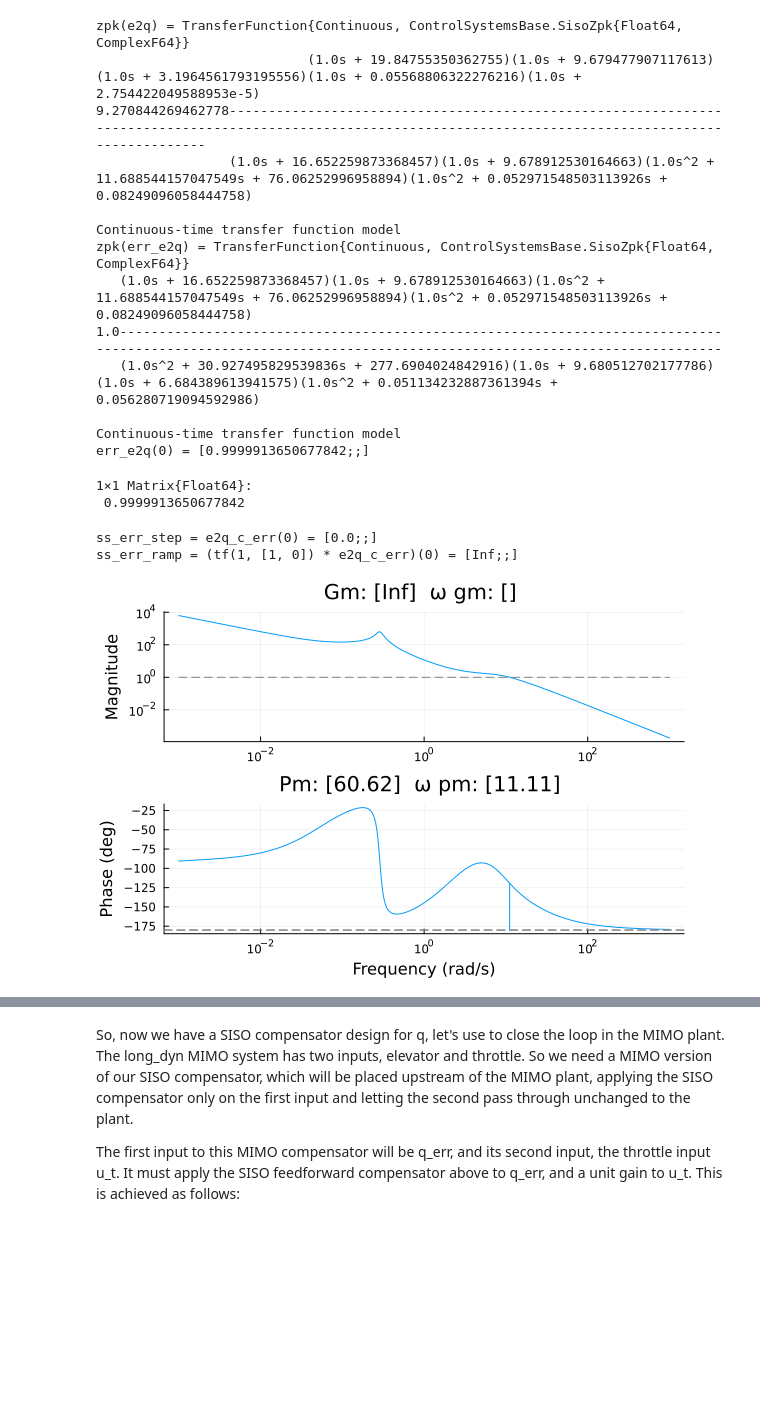
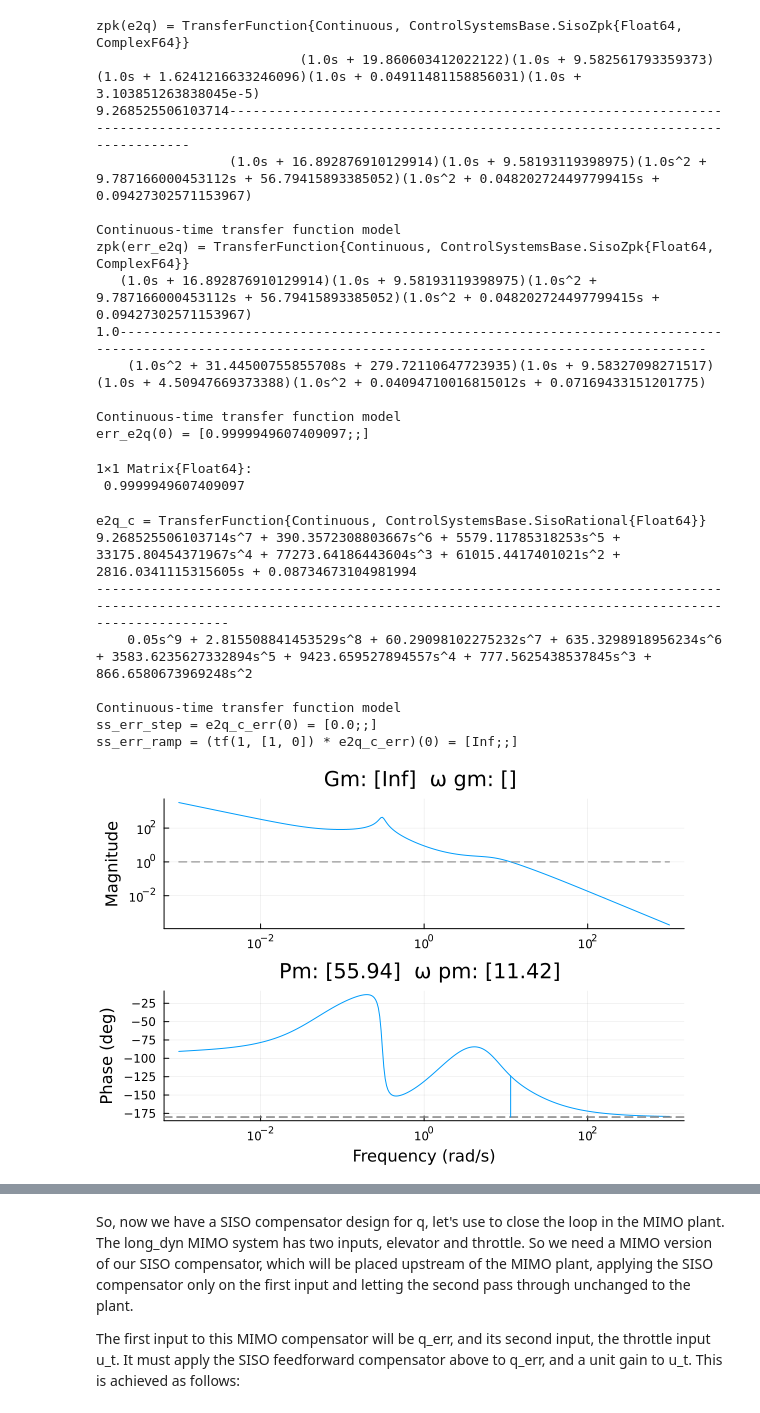
Before and after one commit to e271828e/Flight.jl, a Jupyter notebook: src/aircraft/c172r/design/pitch_cas.ipynb, the cells around one changed output, grey strips where cells are left out. Cells and saved outputs as stored; diff of their text form; code cells hidden in the pictures; blank space fills up the shorter version.

Commit message:
Fixed non-working C172Rv0 linearization due to changes in module usage

```diff
--- a/src/aircraft/c172r/design/pitch_cas.ipynb
+++ b/src/aircraft/c172r/design/pitch_cas.ipynb
@@ -6,5 +13,5 @@ using ControlSystems
 # %%
-ac = Cessna172Rv0(NED()) |> System #must use NED kinematics
+ac = Cessna172Rv0(NED()) |> System #linearization requires NED kinematics
 ac.u.airframe.pld.m_pilot = 75
 ac.u.airframe.pld.m_copilot = 75
 ac.u.airframe.pld.m_lpass = 0
@@ -24,5 +31,5 @@ trim_params = C172Rv0.TrimParameters(
     mixture = 0.5,
     flaps = 0.0)
 
-lm = linearize!(ac; trim_params)
+lm = Aircraft.linearize!(ac; trim_params)
 # %% [output]
@@ -81,51 +88,57 @@ err_e2q = 1/(1+e2q)
 #feedforward path for satisfactory response.
 # %% [output]
 zpk(e2q) = TransferFunction{Continuous, ControlSystemsBase.SisoZpk{Float64, ComplexF64}}
-                           (1.0s + 19.84755350362755)(1.0s + 9.679477907117613)(1.0s + 3.1964561793195556)(1.0s + 0.05568806322276216)(1.0s + 2.754422049588953e-5)
-9.270844269462778-------------------------------------------------------------------------------------------------------------------------------------------------------------
-                 (1.0s + 16.652259873368457)(1.0s + 9.678912530164663)(1.0s^2 + 11.688544157047549s + 76.06252996958894)(1.0s^2 + 0.052971548503113926s + 0.08249096058444758)
+                          (1.0s + 19.860603412022122)(1.0s + 9.582561793359373)(1.0s + 1.6241216633246096)(1.0s + 0.04911481158856031)(1.0s + 3.103851263838045e-5)
+9.268525506103714-----------------------------------------------------------------------------------------------------------------------------------------------------------
+                 (1.0s + 16.892876910129914)(1.0s + 9.58193119398975)(1.0s^2 + 9.787166000453112s + 56.79415893385052)(1.0s^2 + 0.048202724497799415s + 0.09427302571153967)
 
 Continuous-time transfer function model
 zpk(err_e2q) = TransferFunction{Continuous, ControlSystemsBase.SisoZpk{Float64, ComplexF64}}
-   (1.0s + 16.652259873368457)(1.0s + 9.678912530164663)(1.0s^2 + 11.688544157047549s + 76.06252996958894)(1.0s^2 + 0.052971548503113926s + 0.08249096058444758)
-1.0-------------------------------------------------------------------------------------------------------------------------------------------------------------
-   (1.0s^2 + 30.927495829539836s + 277.6904024842916)(1.0s + 9.680512702177786)(1.0s + 6.684389613941575)(1.0s^2 + 0.051134232887361394s + 0.056280719094592986)
+   (1.0s + 16.892876910129914)(1.0s + 9.58193119398975)(1.0s^2 + 9.787166000453112s + 56.79415893385052)(1.0s^2 + 0.048202724497799415s + 0.09427302571153967)
+1.0-----------------------------------------------------------------------------------------------------------------------------------------------------------
+    (1.0s^2 + 31.44500755855708s + 279.72110647723935)(1.0s + 9.58327098271517)(1.0s + 4.50947669373388)(1.0s^2 + 0.04094710016815012s + 0.07169433151201775)
 
 Continuous-time transfer function model
-err_e2q(0) = [0.9999913650677842;;]
+err_e2q(0) = [0.9999949607409097;;]
 1×1 Matrix{Float64}:
- 0.9999913650677842
+ 0.9999949607409097
 # %%
 #we can start by trying a PID in series with the pure integrator previously
 #indicated. rather than aiming for minimum steady state error (since the outward
 #θ loop doesn't really care for that), we want reasonable stability margins
 
 # k_p = 20
 # k_i = 5
 # k_d = 0.5
 k_p = 10
 k_i = 20
 k_d = 0.5
 q_comp = series(k_p + k_i * tf(1, [1,0]) + k_d * tf([1, 0], [0.05, 1]), tf(1, [1, 0]))
 
 e2q_c = series(q_comp, e2q)
+@show e2q_c
 
 #error transfer function (setpoint - plant output)
 e2q_c_err = 1/(1+e2q_c)
 #the steady state error for a given test input is the final value of the ETF for
 #that input. applying the final value theorem, the final value for a step input
 #is found simply by settng s=0. therefore:
 @show ss_err_step = e2q_c_err(0)
 
 #and for a ramp input:
 @show ss_err_ramp = (tf(1, [1, 0]) * e2q_c_err)(0)
 
-# marginplot(e2q * tf(1, [1, 0]))
 marginplot(e2q_c)
 # %% [output]
+e2q_c = TransferFunction{Continuous, ControlSystemsBase.SisoRational{Float64}}
+9.268525506103714s^7 + 390.3572308803667s^6 + 5579.11785318253s^5 + 33175.80454371967s^4 + 77273.64186443604s^3 + 61015.4417401021s^2 + 2816.0341115315605s + 0.08734673104981994
+---------------------------------------------------------------------------------------------------------------------------------------------------------------------------------
+    0.05s^9 + 2.815508841453529s^8 + 60.29098102275232s^7 + 635.3298918956234s^6 + 3583.6235627332894s^5 + 9423.659527894557s^4 + 777.5625438537845s^3 + 866.6580673969248s^2
+
+Continuous-time transfer function model
 ss_err_step = e2q_c_err(0) = [0.0;;]
 ss_err_ramp = (tf(1, [1, 0]) * e2q_c_err)(0) = [Inf;;]
-[figure, old version]
+[figure, new version]
 # %%
 cl = feedback(e2q_c, 1)
 @show zpk(cl)
```
Also changed, not shown: parts of 8 cells of this notebook, 1 other file.
